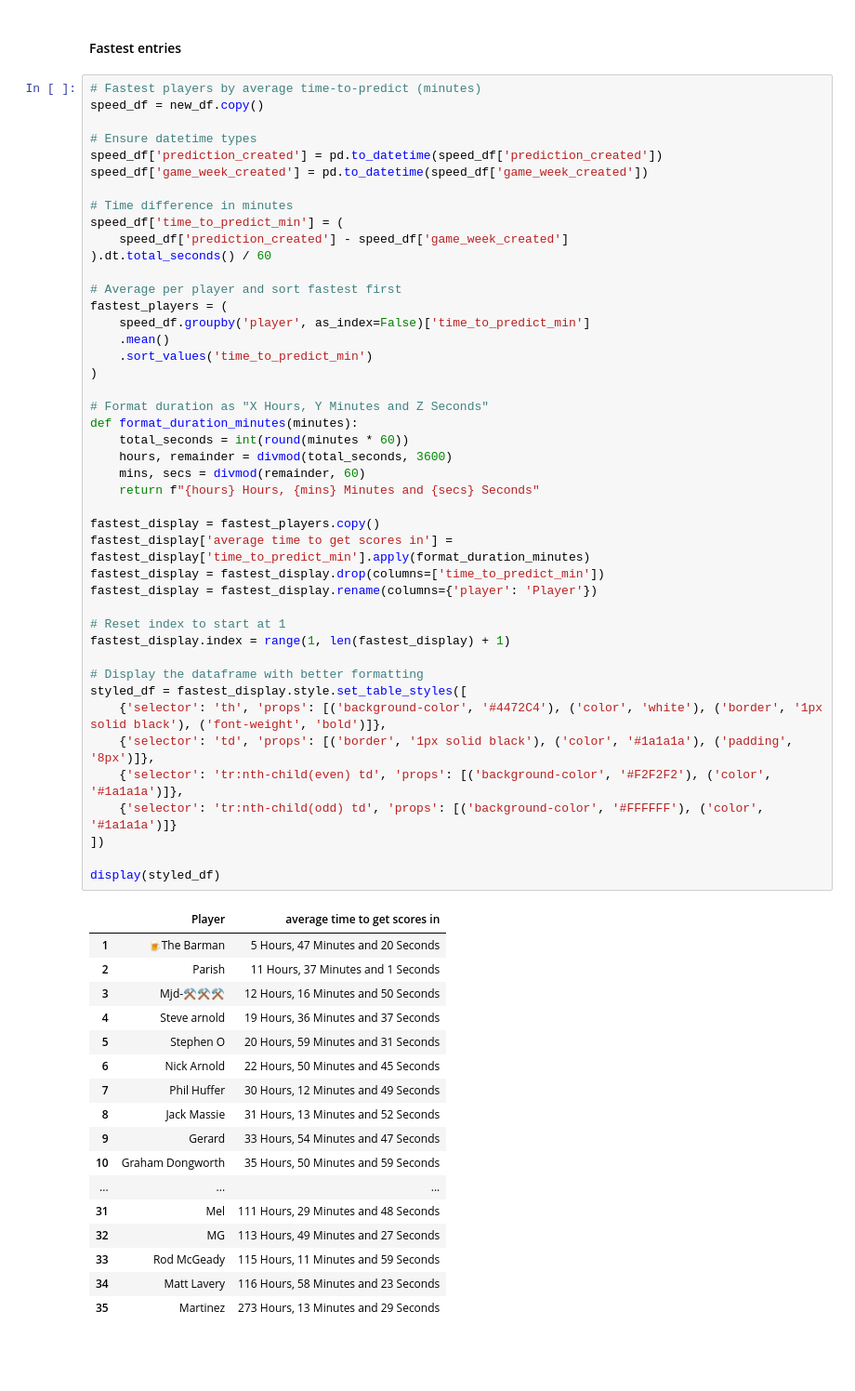
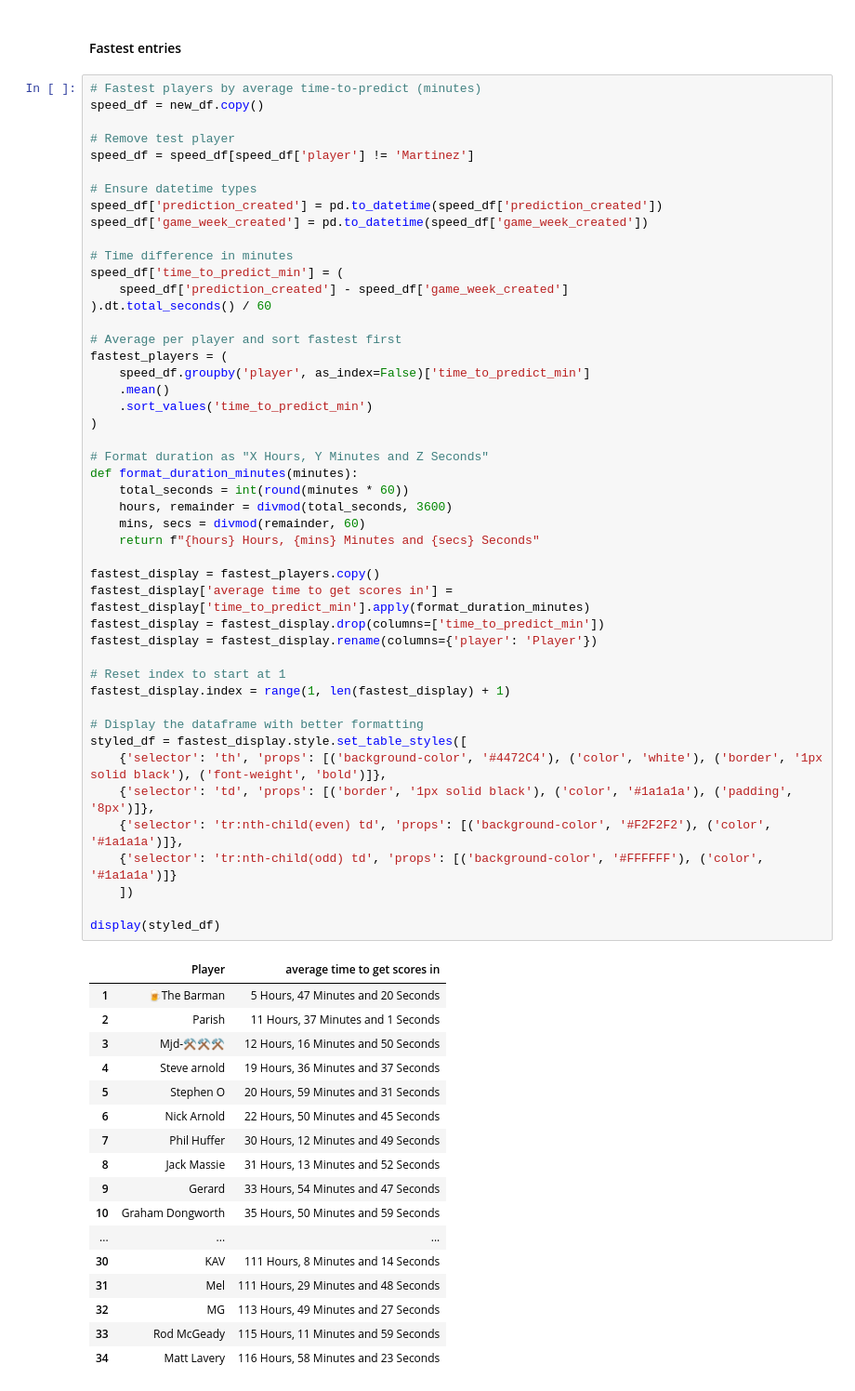
Before and after one commit to Gavin-Persad/predictions_data, a Jupyter notebook: Notebooks/speed_of_predictions.ipynb, the cells around one changed output. Shown at 93% size. Cells and saved outputs as stored; diff of their text form; blank space fills up the shorter version.

```diff
--- a/Notebooks/speed_of_predictions.ipynb
+++ b/Notebooks/speed_of_predictions.ipynb
@@ -71,6 +71,9 @@ new_df.head()
 # %%
 # Fastest players by average time-to-predict (minutes)
 speed_df = new_df.copy()
+
+# Remove test player
+speed_df = speed_df[speed_df['player'] != 'Martinez']
 
 # Ensure datetime types
 speed_df['prediction_created'] = pd.to_datetime(speed_df['prediction_created'])
@@ -97,36 +100,36 @@ def format_duration_minutes(minutes):
 
 fastest_display = fastest_players.copy()
 fastest_display['average time to get scores in'] = fastest_display['time_to_predict_min'].apply(format_duration_minutes)
 fastest_display = fastest_display.drop(columns=['time_to_predict_min'])
 fastest_display = fastest_display.rename(columns={'player': 'Player'})
 
 # Reset index to start at 1
 fastest_display.index = range(1, len(fastest_display) + 1)
 
 # Display the dataframe with better formatting
 styled_df = fastest_display.style.set_table_styles([
     {'selector': 'th', 'props': [('background-color', '#4472C4'), ('color', 'white'), ('border', '1px solid black'), ('font-weight', 'bold')]},
     {'selector': 'td', 'props': [('border', '1px solid black'), ('color', '#1a1a1a'), ('padding', '8px')]},
     {'selector': 'tr:nth-child(even) td', 'props': [('background-color', '#F2F2F2'), ('color', '#1a1a1a')]},
     {'selector': 'tr:nth-child(odd) td', 'props': [('background-color', '#FFFFFF'), ('color', '#1a1a1a')]}
-])
+    ])
 
 display(styled_df)
 # %% [output]
 |  | Player | average time to get scores in |
 | 1 | 🍺The Barman | 5 Hours, 47 Minutes and 20 Seconds |
 | 2 | Parish | 11 Hours, 37 Minutes and 1 Seconds |
 | 3 | Mjd-⚒️⚒️⚒️ | 12 Hours, 16 Minutes and 50 Seconds |
 | 4 | Steve arnold | 19 Hours, 36 Minutes and 37 Seconds |
 | 5 | Stephen O | 20 Hours, 59 Minutes and 31 Seconds |
 | 6 | Nick Arnold | 22 Hours, 50 Minutes and 45 Seconds |
 | 7 | Phil Huffer | 30 Hours, 12 Minutes and 49 Seconds |
 | 8 | Jack Massie | 31 Hours, 13 Minutes and 52 Seconds |
 | 9 | Gerard | 33 Hours, 54 Minutes and 47 Seconds |
 | 10 | Graham Dongworth | 35 Hours, 50 Minutes and 59 Seconds |
 | ... | ... | ... |
+| 30 | KAV | 111 Hours, 8 Minutes and 14 Seconds |
 | 31 | Mel | 111 Hours, 29 Minutes and 48 Seconds |
 | 32 | MG | 113 Hours, 49 Minutes and 27 Seconds |
 | 33 | Rod McGeady | 115 Hours, 11 Minutes and 59 Seconds |
 | 34 | Matt Lavery | 116 Hours, 58 Minutes and 23 Seconds |
-| 35 | Martinez | 273 Hours, 13 Minutes and 29 Seconds |
```
Also changed, not shown: parts of 1 cell of this notebook, 1 other file.
